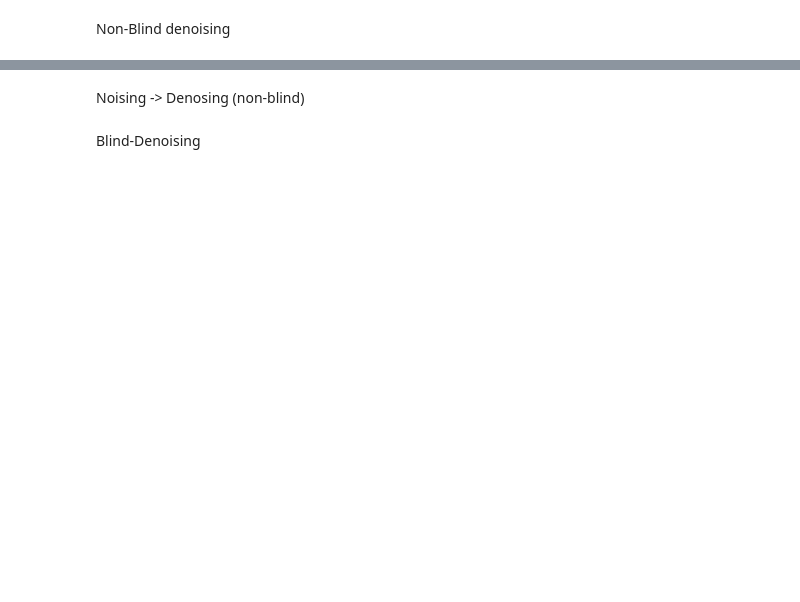
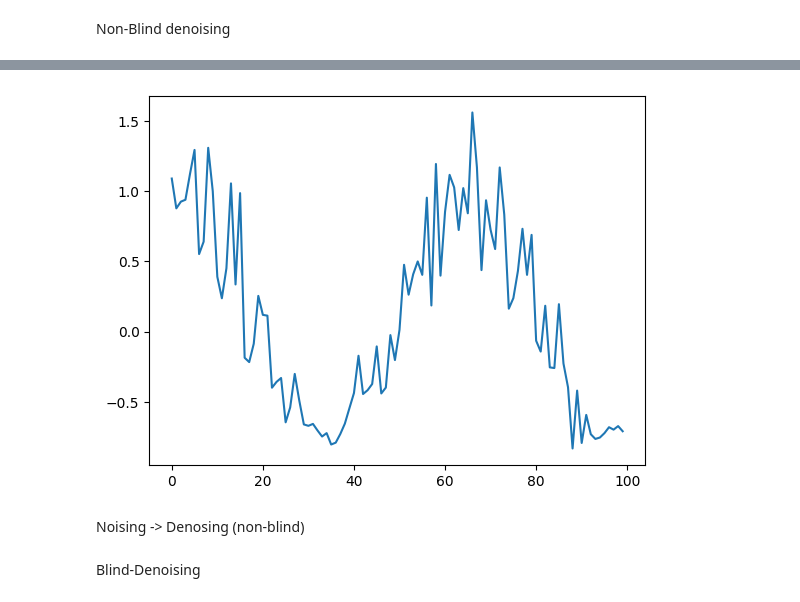
Before and after one commit to AlikMon88/Gibbs-Diff, a Jupyter notebook: unit_main_gibbs.ipynb, the cells around one changed output, grey strips where cells are left out. Cells and saved outputs as stored; diff of their text form; code cells hidden in the pictures; blank space fills up the shorter version.

```diff
--- a/unit_main_gibbs.ipynb
+++ b/unit_main_gibbs.ipynb
@@ -245,3 +270,8 @@ NameError: name 'model_gdiff' is not defined
+# %%
+plt.plot(x_denoised[0][0])
+plt.show()
+# %% [output]
+[figure, added]
 # %% [markdown]
 Noising -> Denosing (non-blind)
 # %%
```
Also changed, not shown: parts of 6 cells of this notebook, 3 other files.
